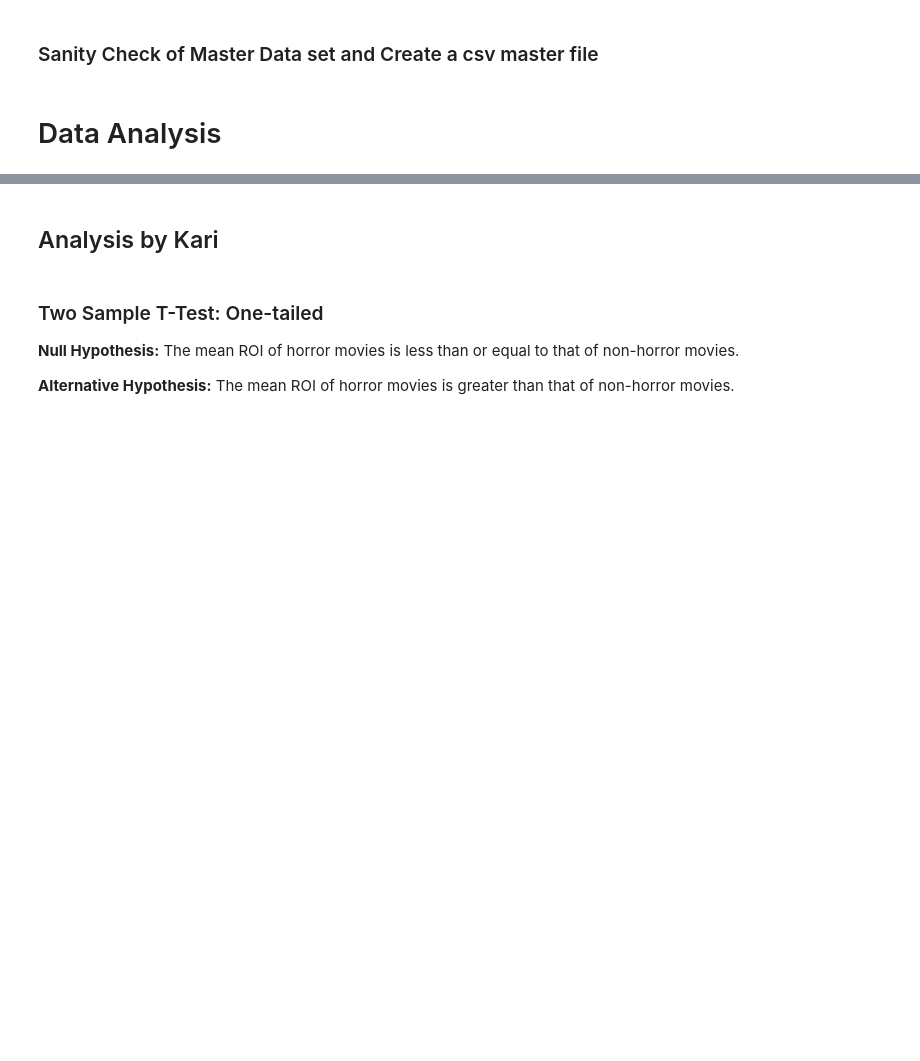
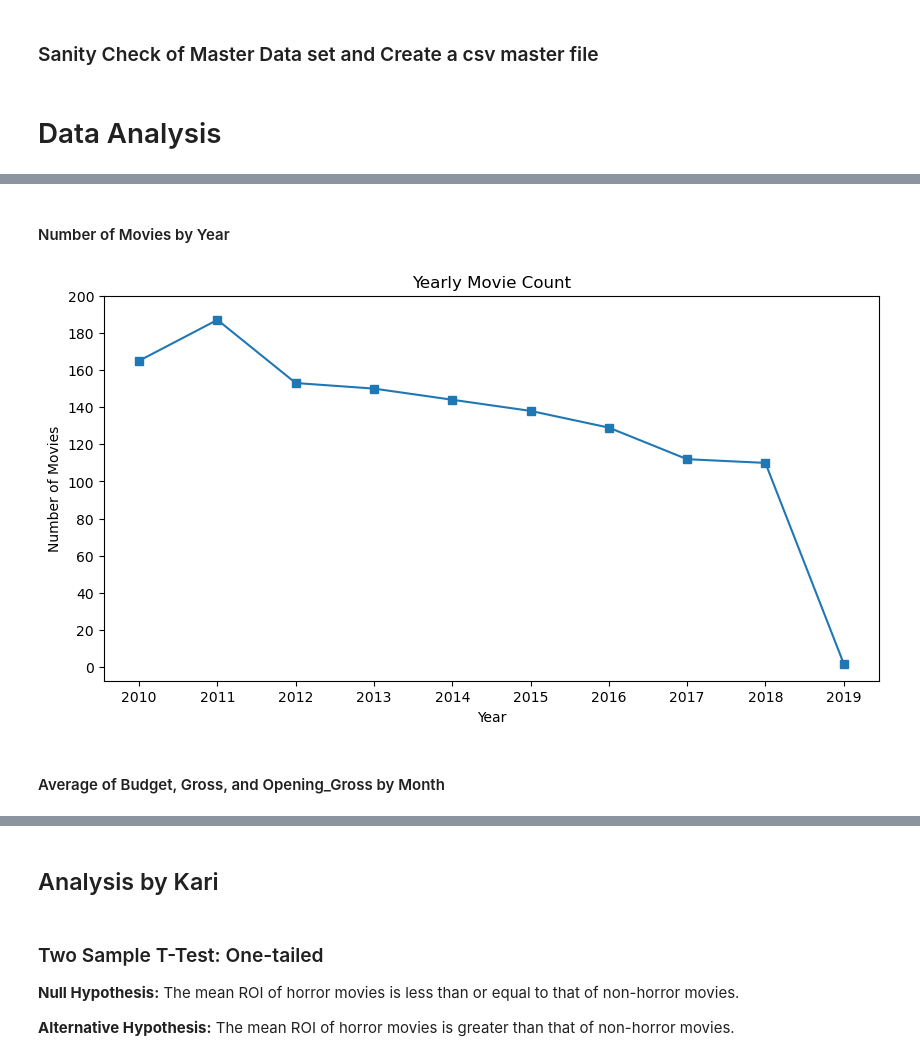
Before and after one commit to kkprim/Linear-Regression-Movie-ROI, a Jupyter notebook: master.ipynb, the cells around one changed output, grey strips where cells are left out. Cells and saved outputs as stored; diff of their text form; code cells hidden in the pictures; blank space fills up the shorter version.

Commit message:
Analysis in order

```diff
--- a/master.ipynb
+++ b/master.ipynb
@@ -180,0 +261,20 @@ master_dedup.to_csv('zippedData/master_dedup_v2.csv', index=False) # Create a cs
+# %%
+# Extract years from 'release_date' column by using STRFTIME
+# SELECT AVG()
+line_graph_year = pd.read_sql(
+    """
+    SELECT
+        STRFTIME('%Y', release_date) AS years,
+        AVG(percentage_ROI_gross_budget) AS avg_ROI,
+        AVG(gross) AS avg_gross,
+        AVG(opening_weekend_boxoffice) AS avg_opening_gross,
+        AVG(budget) AS avg_budget,
+        COUNT(*) AS number_movie
+    FROM master_1
+    GROUP BY years
+    ORDER BY years
+    ;
+    """
+, conn5
+)
+line_graph_year
@@ -180,0 +309,18 @@ master_dedup.to_csv('zippedData/master_dedup_v2.csv', index=False) # Create a cs
+# %% [markdown]
+#### Number of Movies by Year
+# %%
+# Line graph of number_movie by months
+fig, ax = plt.subplots(figsize = (10, 5))
+
+ax.plot(line_graph_year['years'], line_graph_year['number_movie'], marker='s', linestyle='-')
+
+ax.set_yticks(range(0, 201, 20))  # This sets ticks from 0 to 130 in steps of 10
+ax.set_xlabel('Year')
+ax.set_ylabel('Number of Movies')
+ax.set_title('Yearly Movie Count')
+
+plt.show();
+# %% [output]
+[figure, added]
+# %% [markdown]
+#### Average of Budget, Gross, and Opening_Gross by Month
```
Also changed, not shown: parts of 71 cells of this notebook.
